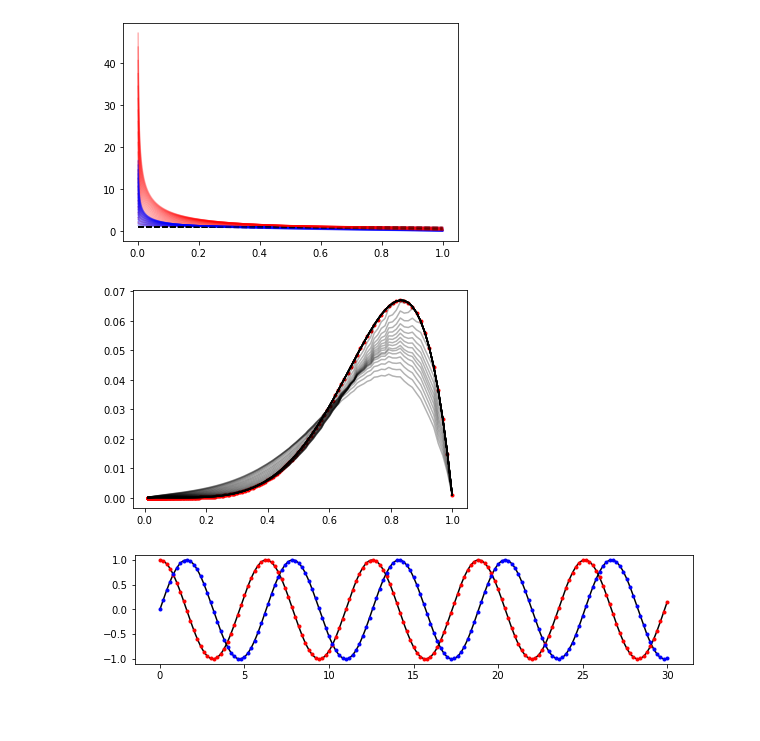
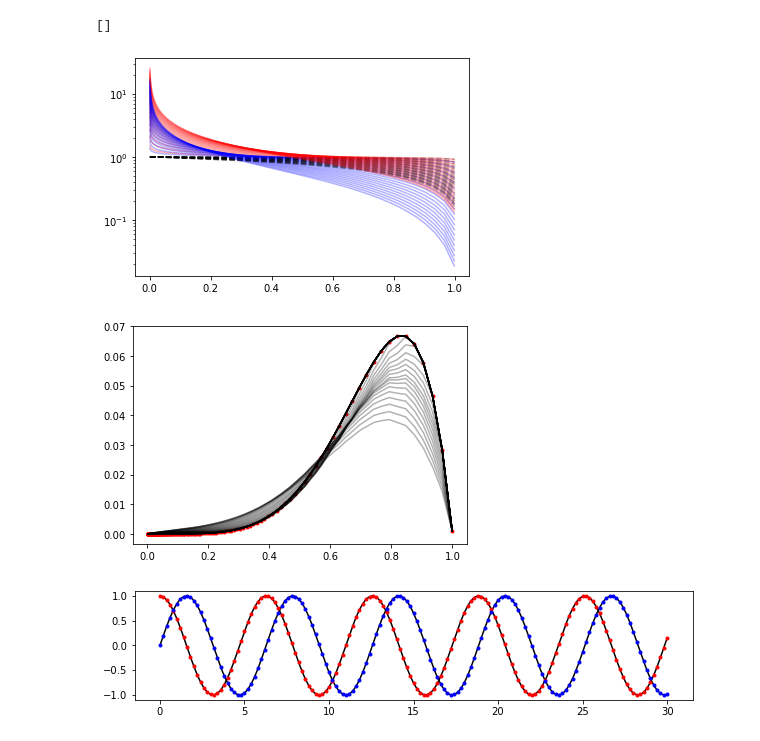
Before and after one commit to keweiyao/QCD-evolution, a Jupyter notebook: LO-DGLAP.ipynb, the cells around one changed output. Saved outputs shown, nothing was run; the diff lists cells and outputs as text; code cells hidden in the pictures.

```diff
--- a/LO-DGLAP.ipynb
+++ b/LO-DGLAP.ipynb
@@ -137,9 +137,9 @@ def dzD_singlet_dt_1(t, zD, Nf=3):
         for j in range(i,N):
             dydt[0,i] += zG[N-1-j+i]*Agrids[j]*xgrid[j] * dlnx
         dydt[0,i] += Dgg(t,Nf)*zG[i]
-        # From g->q or qbar
+        # From g -> q + qbar
         for j in range(i,N):
-            dydt[0,i] += 1./(2.*Nf)*zQ[N-1-j+i]*Pgrids[j]*xgrid[j] * dlnx
+            dydt[0,i] += 1./Nf*zQ[N-1-j+i]*Pgrids[j]*xgrid[j] * dlnx
 
     # q+qbar part
     Rgrids = Rqq(xgrid, kt2)
@@ -154,43 +154,44 @@ def dzD_singlet_dt_1(t, zD, Nf=3):
             S2 +=  zover1mz[j]
         dydt[1,i] -= S2 * dlnx * zQ[i]*Rgrids[N-1]
         dydt[1,i] += Dqq(t)*zG[i]
-        # From g->q or qbar
+        # From q+qbar -> g
         for j in range(i,N):
-            dydt[1,i] += (2.*Nf)*zG[N-1-j+i]*Pgrids[j]*xgrid[j] * dlnx
+            dydt[1,i] += Nf * zG[N-1-j+i]*Pgrids[j]*xgrid[j] * dlnx
 
 
     return dydt
 # %%
 # Exact solution in the soft gluon limit
 lambdaz = 0.0
 nz = lambdaz+1
 def quenching(z,t,t0):
     return np.exp(-2*CF*(t-t0) * (lambdaz*(1-z)-np.log(1-z+1e-9)) )
 # Numerics
 zDv = 1/xgrid**lambdaz
 zDs = np.array([zDv, zDv])
 
 Q2min = 1**2
 Q2max = 10**2
 tmin = b0*np.log(np.log(Q2min/Lambda2))
 tmax = b0*np.log(np.log(Q2max/Lambda2))
 Nt = 21
 dt = (tmax-tmin)/(Nt-1)
 t = tmin
 
 for i in range(Nt):
     zDv = RK4(t, zDv, dzD_valance_dt_1, dt)
     plt.plot(xgrid, zDv, 'k--', alpha=.3)
 
     zDs = RK4(t, zDs, dzD_singlet_dt_1, dt)
     plt.plot(xgrid, zDs[0], 'b-', alpha=.3)
     plt.plot(xgrid, zDs[1], 'r-', alpha=.3)
 
     t+=dt
 
-#plt.semilogy()
+plt.semilogy()
 # %% [output]
+[]
-[figure, old version]
+[figure, new version]
 # %%
 # heavy flavor Q-Qbar
 zDQv = ((1-xgrid)*xgrid**5)
@@ -211,7 +212,7 @@ for i in range(Nt):
 
 #plt.semilogy()
 # %% [output]
-[figure, old version]
+[figure, new version]
 # %%
 # test RK4
 plt.figure(figsize=(10,2))
```
Also changed, not shown: 3 other files.
